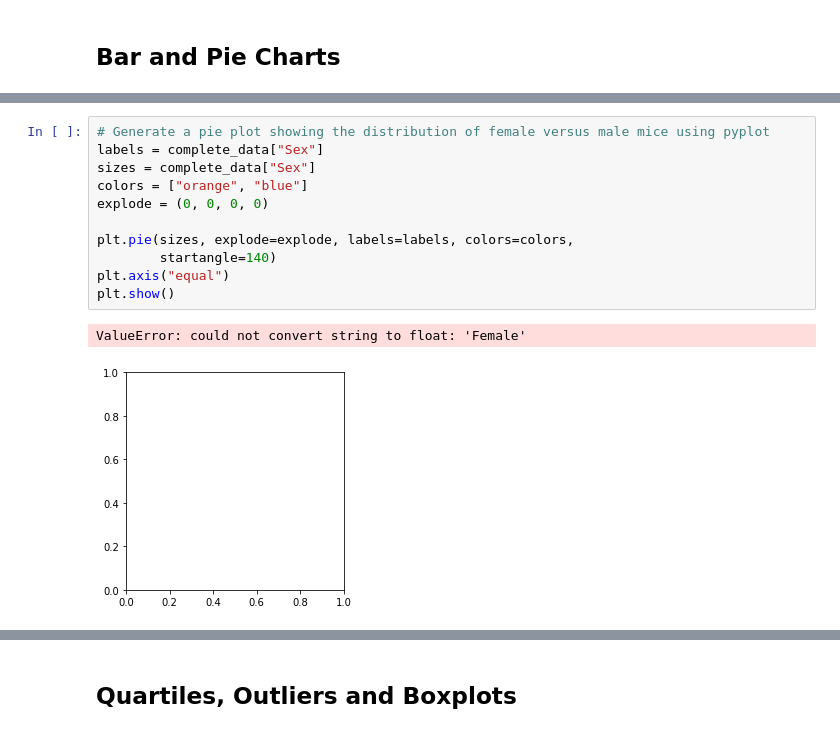
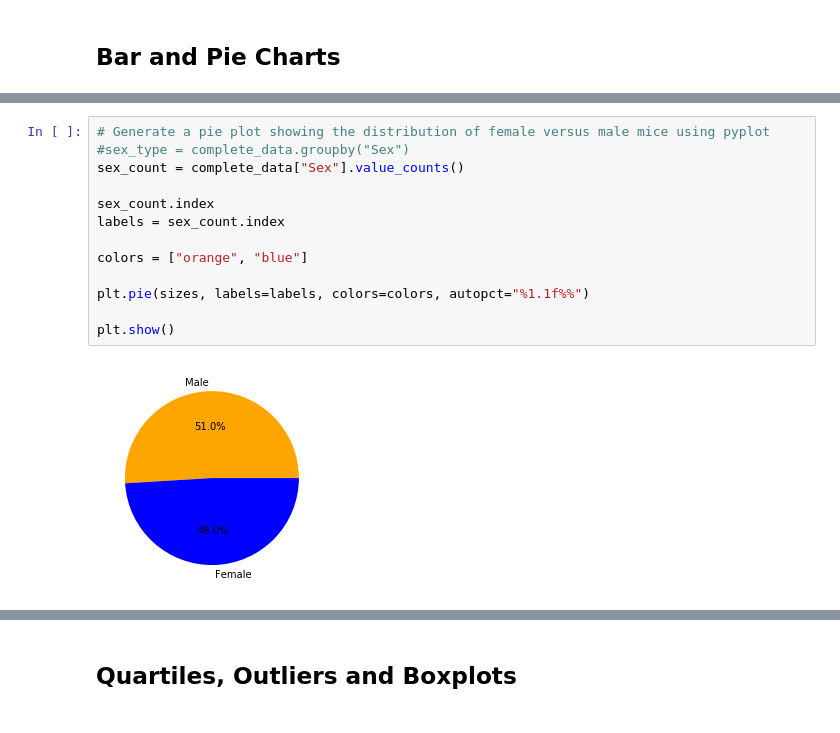
Before and after one commit to jennyalfi/DataVis-challenge, a Jupyter notebook: Pymaceuticals/pymaceuticals.ipynb, the cells around one changed output, grey strips where cells are left out. Drawn from its saved outputs; the diff is of its cells as text.

```diff
--- a/Pymaceuticals/pymaceuticals.ipynb
+++ b/Pymaceuticals/pymaceuticals.ipynb
@@ -150,14 +163,15 @@ plt.show()
 # %%
 # Generate a pie plot showing the distribution of female versus male mice using pyplot
-labels = complete_data["Sex"]
-sizes = complete_data["Sex"]
+#sex_type = complete_data.groupby("Sex")
+sex_count = complete_data["Sex"].value_counts()
+
+sex_count.index
+labels = sex_count.index
+
 colors = ["orange", "blue"]
-explode = (0, 0, 0, 0)
 
-plt.pie(sizes, explode=explode, labels=labels, colors=colors,
-        startangle=140)
-plt.axis("equal")
+plt.pie(sizes, labels=labels, colors=colors, autopct="%1.1f%%")
+
 plt.show()
 # %% [output]
-ValueError: could not convert string to float: 'Female'
-[figure, old version]
+[figure, new version]
```
Also changed, not shown: parts of 12 cells of this notebook, 1 other file.
